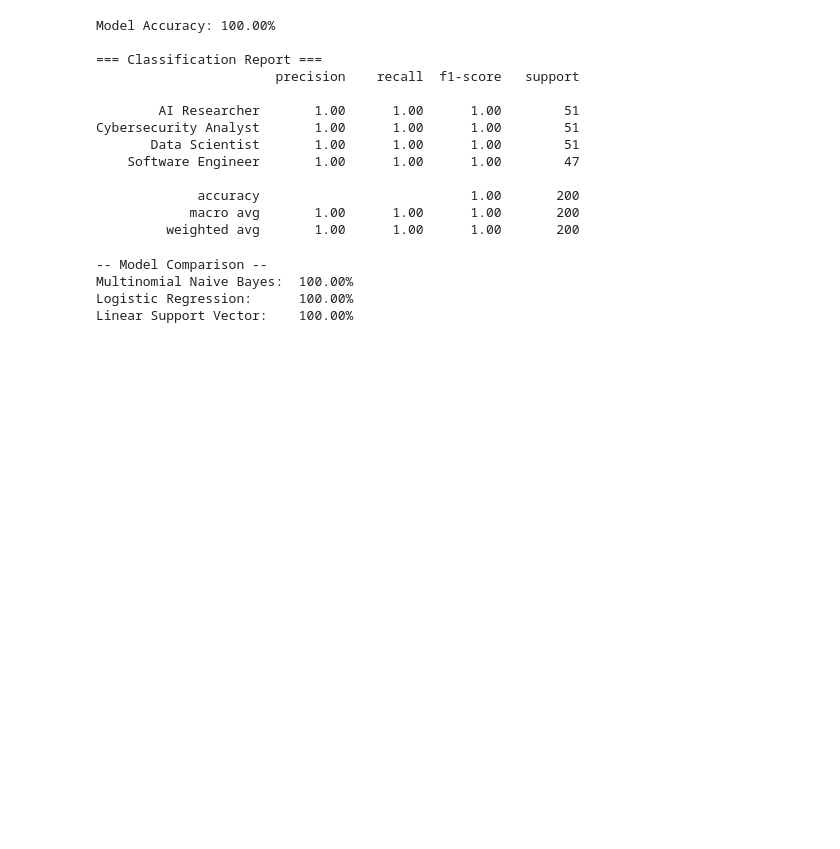
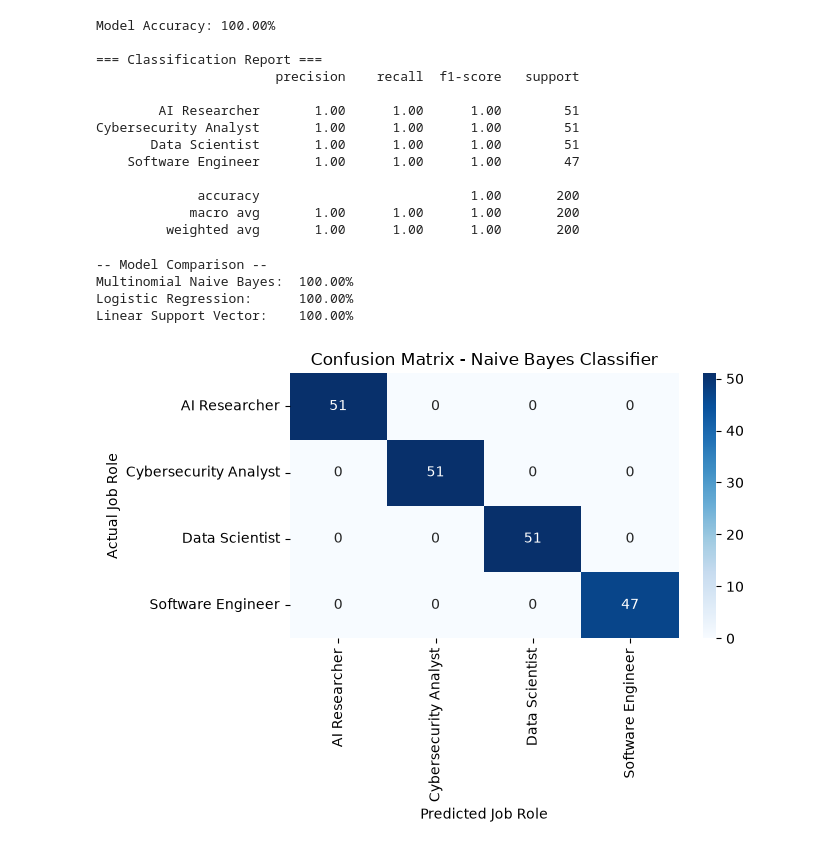
Before and after one commit to cla549/CMPT310-G03, a Jupyter notebook: job_classification.ipynb, the cells around one changed output. Cells and saved outputs as stored; diff of their text form; code cells hidden in the pictures; blank space fills up the shorter version.

Commit message:
confusion matrix heatmap for naivebayes

```diff
--- a/job_classification.ipynb
+++ b/job_classification.ipynb
@@ -86,3 +86,17 @@ print(f"Linear Support Vector:    {svcAcc * 100:.2f}%")
 Multinomial Naive Bayes:  100.00%
 Logistic Regression:      100.00%
 Linear Support Vector:    100.00%
+# %%
+import seaborn as sns
+
+confuMatrix = confusion_matrix(y_test, y_pred, labels=naiveBayes.classes_)
+
+plt.figure(figsize=(7, 5)) #heatmap plottin
+sns.heatmap(confuMatrix, annot=True, fmt='d', cmap='Blues', xticklabels=naiveBayes.classes_, yticklabels=naiveBayes.classes_)
+plt.title('Confusion Matrix - Naive Bayes Classifier')
+plt.xlabel('Predicted Job Role')
+plt.ylabel('Actual Job Role')
+plt.tight_layout()
+plt.show()
+# %% [output]
+[figure, added]
```
